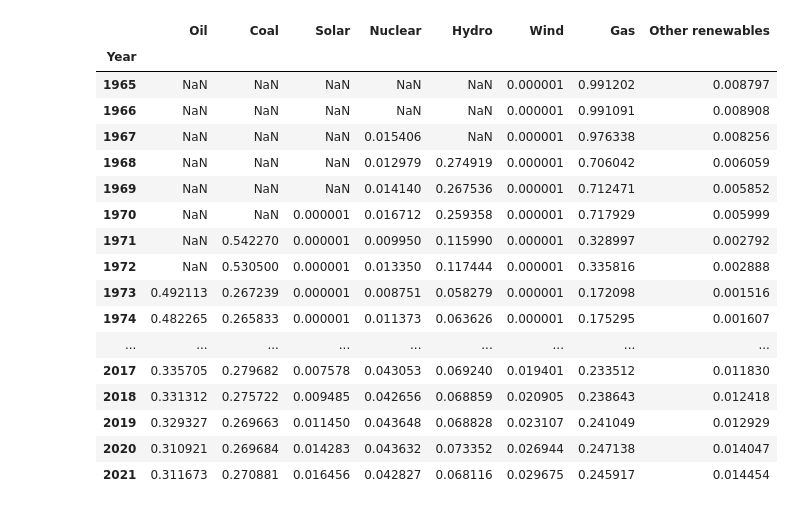
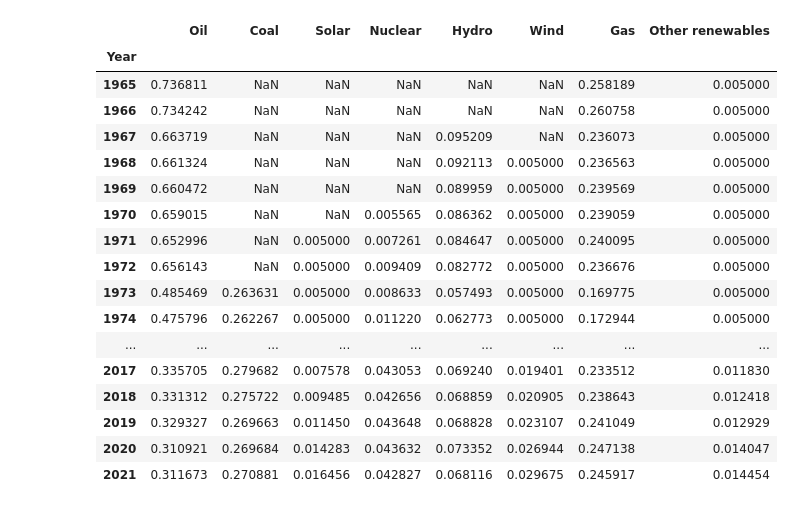
Before and after one commit to mateuja/compotime, a Jupyter notebook: examples/Compositional time series_nan.ipynb, the cells around one changed output. Cells and saved outputs as stored; diff of their text form; code cells hidden in the pictures.

```diff
--- a/examples/Compositional time series_nan.ipynb
+++ b/examples/Compositional time series_nan.ipynb
@@ -35,33 +35,33 @@ def plot_time_series(
 # %%
 df = pd.read_csv("data/share_energy_source.csv")
 df["Year"] = [pd.Period(x) for x in df["Year"]]
 df = df.set_index("Year")
 
 rng = np.random.default_rng(0)
 
 nullable_periods = 15
 years = pd.period_range("1965", periods=nullable_periods, freq="Y")
-for col in df.columns:
+for col in df.columns[1:]:
     # Set different starts
     df.loc[years[: rng.integers(0, high=10, size=1).item()], col] = np.nan
 
 df = df.div(df.sum(axis=1), axis=0)
 
-df = treat_small(df, minimum=1e-6)
+df = treat_small(df, minimum=0.005)
 df
 # %% [output]
 |  | Oil | Coal | Solar | Nuclear | Hydro | Wind | Gas | Other renewables |
 | Year |  |  |  |  |  |  |  |  |
-| 1965 | NaN | NaN | NaN | NaN | NaN | 0.000001 | 0.991202 | 0.008797 |
-| 1966 | NaN | NaN | NaN | NaN | NaN | 0.000001 | 0.991091 | 0.008908 |
-| 1967 | NaN | NaN | NaN | 0.015406 | NaN | 0.000001 | 0.976338 | 0.008256 |
-| 1968 | NaN | NaN | NaN | 0.012979 | 0.274919 | 0.000001 | 0.706042 | 0.006059 |
-| 1969 | NaN | NaN | NaN | 0.014140 | 0.267536 | 0.000001 | 0.712471 | 0.005852 |
-| 1970 | NaN | NaN | 0.000001 | 0.016712 | 0.259358 | 0.000001 | 0.717929 | 0.005999 |
-| 1971 | NaN | 0.542270 | 0.000001 | 0.009950 | 0.115990 | 0.000001 | 0.328997 | 0.002792 |
-| 1972 | NaN | 0.530500 | 0.000001 | 0.013350 | 0.117444 | 0.000001 | 0.335816 | 0.002888 |
-| 1973 | 0.492113 | 0.267239 | 0.000001 | 0.008751 | 0.058279 | 0.000001 | 0.172098 | 0.001516 |
-| 1974 | 0.482265 | 0.265833 | 0.000001 | 0.011373 | 0.063626 | 0.000001 | 0.175295 | 0.001607 |
+| 1965 | 0.736811 | NaN | NaN | NaN | NaN | NaN | 0.258189 | 0.005000 |
+| 1966 | 0.734242 | NaN | NaN | NaN | NaN | NaN | 0.260758 | 0.005000 |
+| 1967 | 0.663719 | NaN | NaN | NaN | 0.095209 | NaN | 0.236073 | 0.005000 |
+| 1968 | 0.661324 | NaN | NaN | NaN | 0.092113 | 0.005000 | 0.236563 | 0.005000 |
+| 1969 | 0.660472 | NaN | NaN | NaN | 0.089959 | 0.005000 | 0.239569 | 0.005000 |
+| 1970 | 0.659015 | NaN | NaN | 0.005565 | 0.086362 | 0.005000 | 0.239059 | 0.005000 |
+| 1971 | 0.652996 | NaN | 0.005000 | 0.007261 | 0.084647 | 0.005000 | 0.240095 | 0.005000 |
+| 1972 | 0.656143 | NaN | 0.005000 | 0.009409 | 0.082772 | 0.005000 | 0.236676 | 0.005000 |
+| 1973 | 0.485469 | 0.263631 | 0.005000 | 0.008633 | 0.057493 | 0.005000 | 0.169775 | 0.005000 |
+| 1974 | 0.475796 | 0.262267 | 0.005000 | 0.011220 | 0.062773 | 0.005000 | 0.172944 | 0.005000 |
 | ... | ... | ... | ... | ... | ... | ... | ... | ... |
 | 2017 | 0.335705 | 0.279682 | 0.007578 | 0.043053 | 0.069240 | 0.019401 | 0.233512 | 0.011830 |
 | 2018 | 0.331312 | 0.275722 | 0.009485 | 0.042656 | 0.068859 | 0.020905 | 0.238643 | 0.012418 |
```
Also changed, not shown: parts of 4 cells of this notebook, 2 other files.
